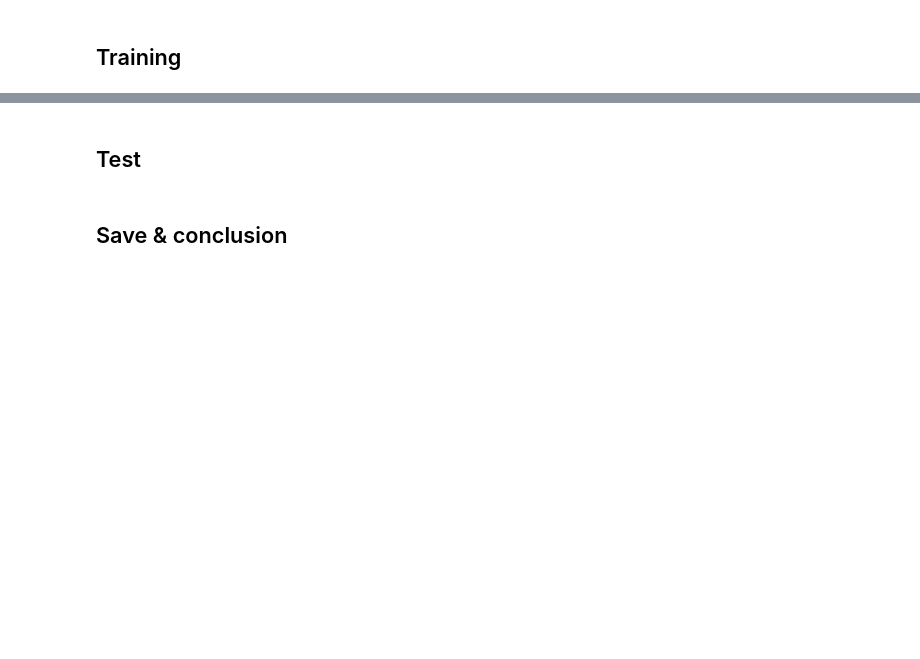
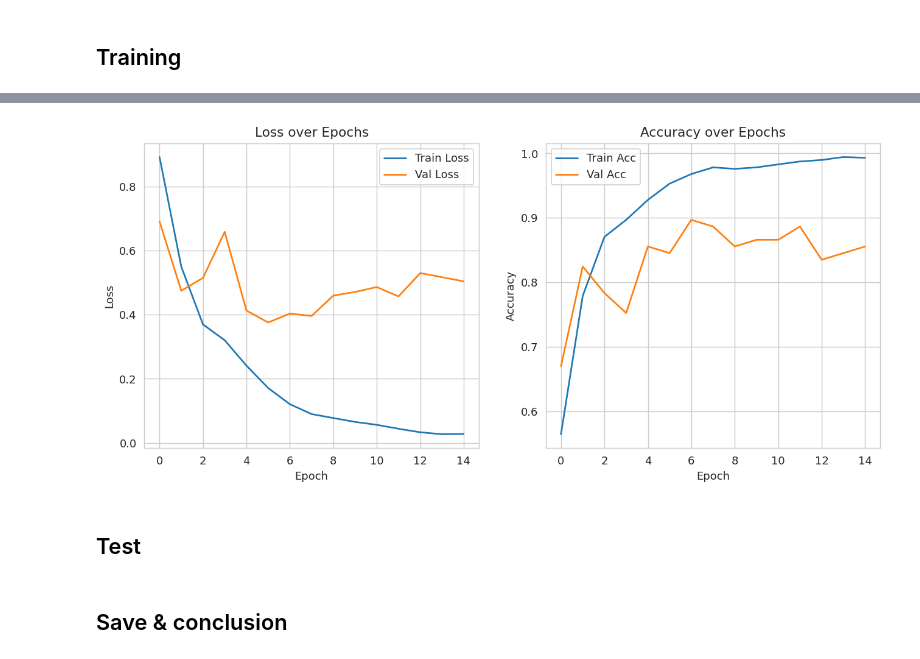
Before and after one commit to Ksksksksksksksks/di725_assignment1, a Jupyter notebook: sentiment-transformer.ipynb, the cells around one changed output, grey strips where cells are left out. Drawn from its saved outputs; the diff is of its cells as text; code cells hidden in the pictures; blank space fills up the shorter version.

Commit message:
train 1st version on 15 epochs

```diff
--- a/sentiment-transformer.ipynb
+++ b/sentiment-transformer.ipynb
@@ -1212,2 +1358,22 @@ Seems correct :)
 # %% [markdown]
 ## Training
+# %%
+# params
+import torch
+from torch import nn, optim
+from tqdm import tqdm
+
+from transformers import get_linear_schedule_with_warmup
+
+device = torch.device('cuda' if torch.cuda.is_available() else 'cpu')
+model.to(device)
+
+criterion = nn.CrossEntropyLoss()
+optimizer = optim.AdamW(model.parameters(), lr=2e-5)
+
+num_epochs = 15
+total_steps = len(train_loader) * num_epochs
+
+scheduler = get_linear_schedule_with_warmup(optimizer,
+                                            num_warmup_steps=int(0.1 * total_steps),
+                                            num_training_steps=total_steps)
@@ -1214,3 +1484,25 @@ Seems correct :)
+# %%
+plt.figure(figsize=(12,5))
+
+plt.subplot(1,2,1)
+plt.plot(train_losses, label='Train Loss')
+plt.plot(val_losses, label='Val Loss')
+plt.xlabel('Epoch')
+plt.ylabel('Loss')
+plt.title('Loss over Epochs')
+plt.legend()
+
+plt.subplot(1,2,2)
+plt.plot(train_accs, label='Train Acc')
+plt.plot(val_accs, label='Val Acc')
+plt.xlabel('Epoch')
+plt.ylabel('Accuracy')
+plt.title('Accuracy over Epochs')
+plt.legend()
+
+plt.show()
+# %% [output]
+[figure, added]
 # %% [markdown]
 ## Test
 # %% [markdown]
```
Also changed, not shown: parts of 9 cells of this notebook.
